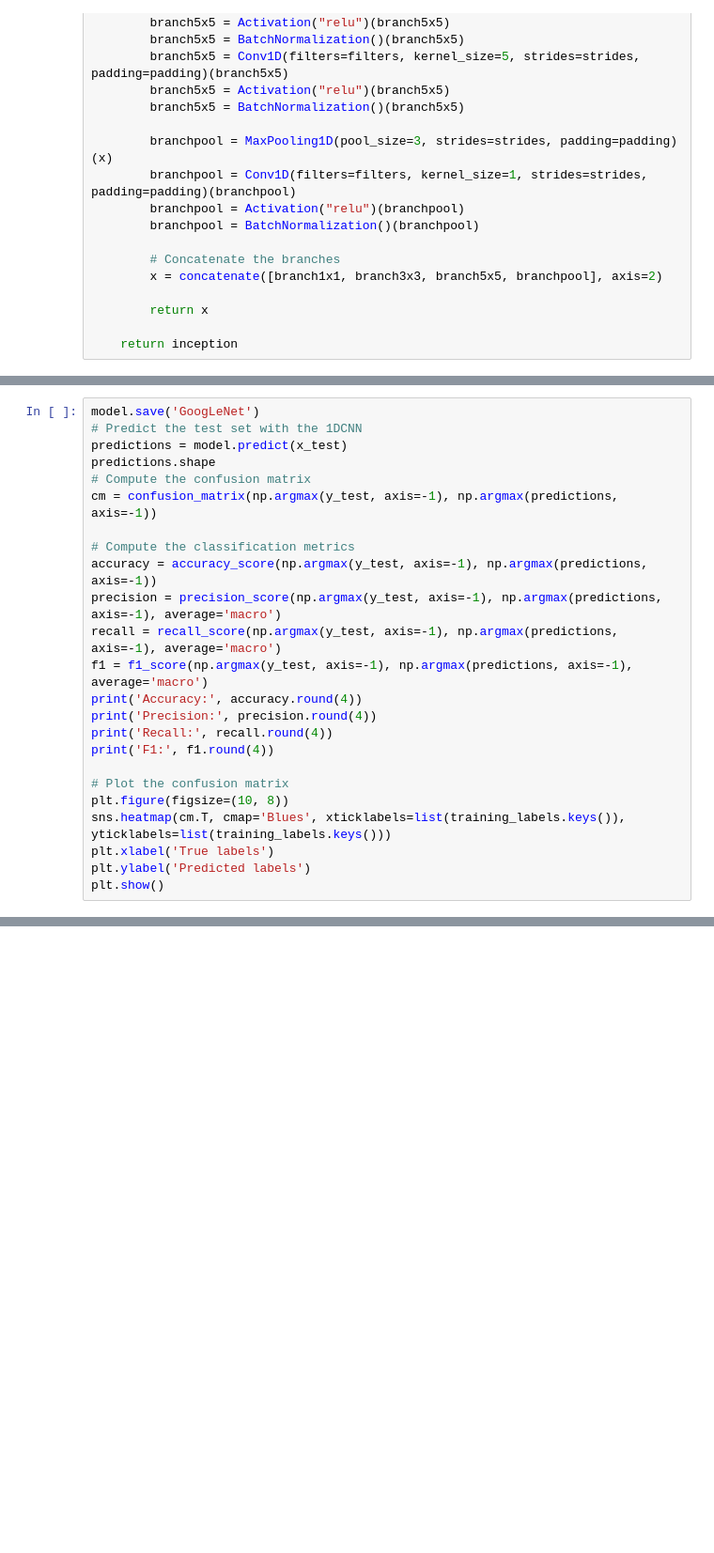
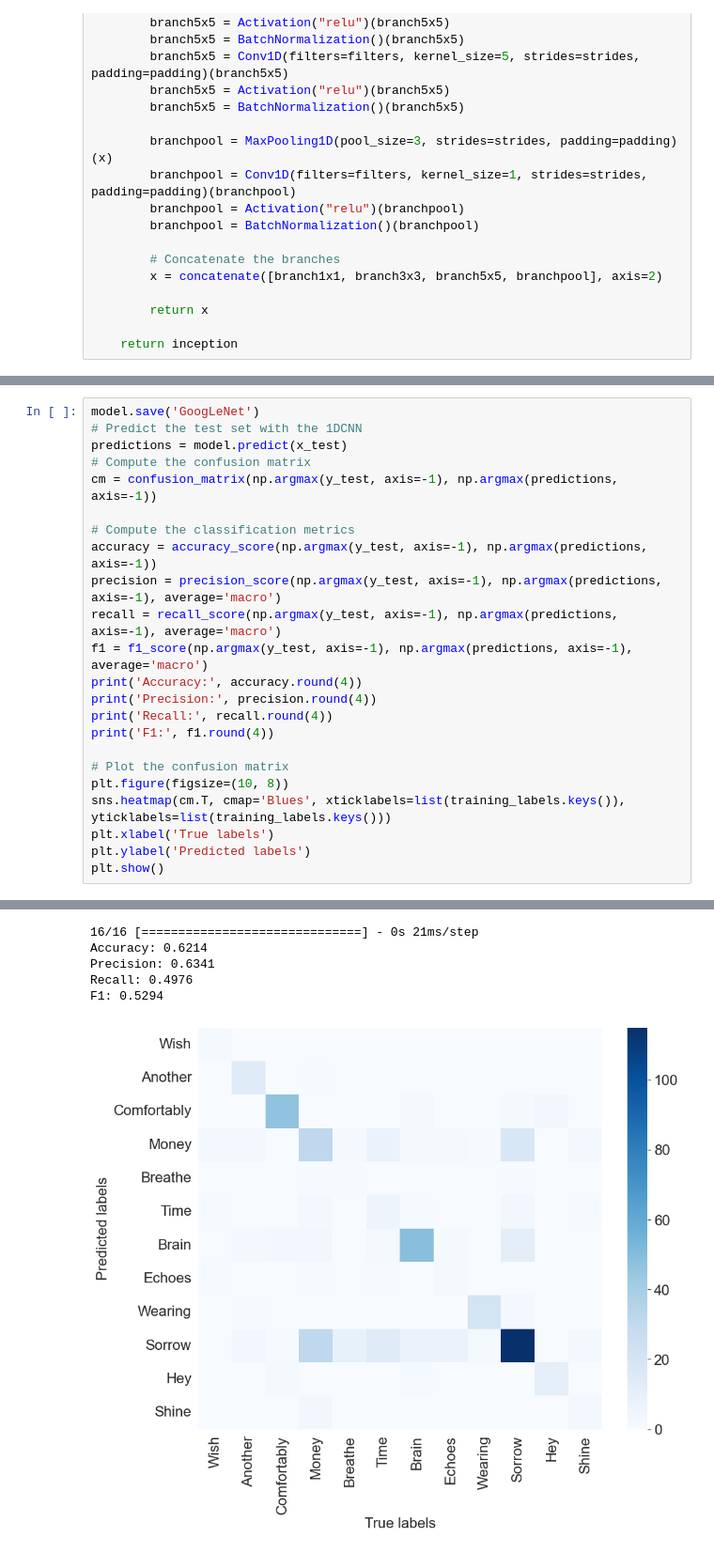
Before and after one commit to marcofasa/AN2DL-Challenges, a Jupyter notebook: Homework2/Models/ModelsRaf/GoogLeNet.ipynb, the cells around one changed output, grey strips where cells are left out. Shown: that part at 94% size. Cells and saved outputs as stored; diff of their text form; blank space fills up the shorter version.

```diff
--- a/Homework2/Models/ModelsRaf/GoogLeNet.ipynb
+++ b/Homework2/Models/ModelsRaf/GoogLeNet.ipynb
@@ -285,7 +289,6 @@ Epoch 12/200
 model.save('GoogLeNet')
 # Predict the test set with the 1DCNN
 predictions = model.predict(x_test)
-predictions.shape
 # Compute the confusion matrix
 cm = confusion_matrix(np.argmax(y_test, axis=-1), np.argmax(predictions, axis=-1))
 
@@ -305,3 +308,4 @@ sns.heatmap(cm.T, cmap='Blues', xticklabels=list(training_labels.keys()), ytickl
 plt.xlabel('True labels')
 plt.ylabel('Predicted labels')
 plt.show()
+# %% [output]
@@ -307,0 +315,6 @@ plt.show()
+16/16 [==============================] - 0s 21ms/step
+Accuracy: 0.6214
+Precision: 0.6341
+Recall: 0.4976
+F1: 0.5294
+[figure, added]
```
Also changed, not shown: parts of 6 cells of this notebook, 6 other files.
